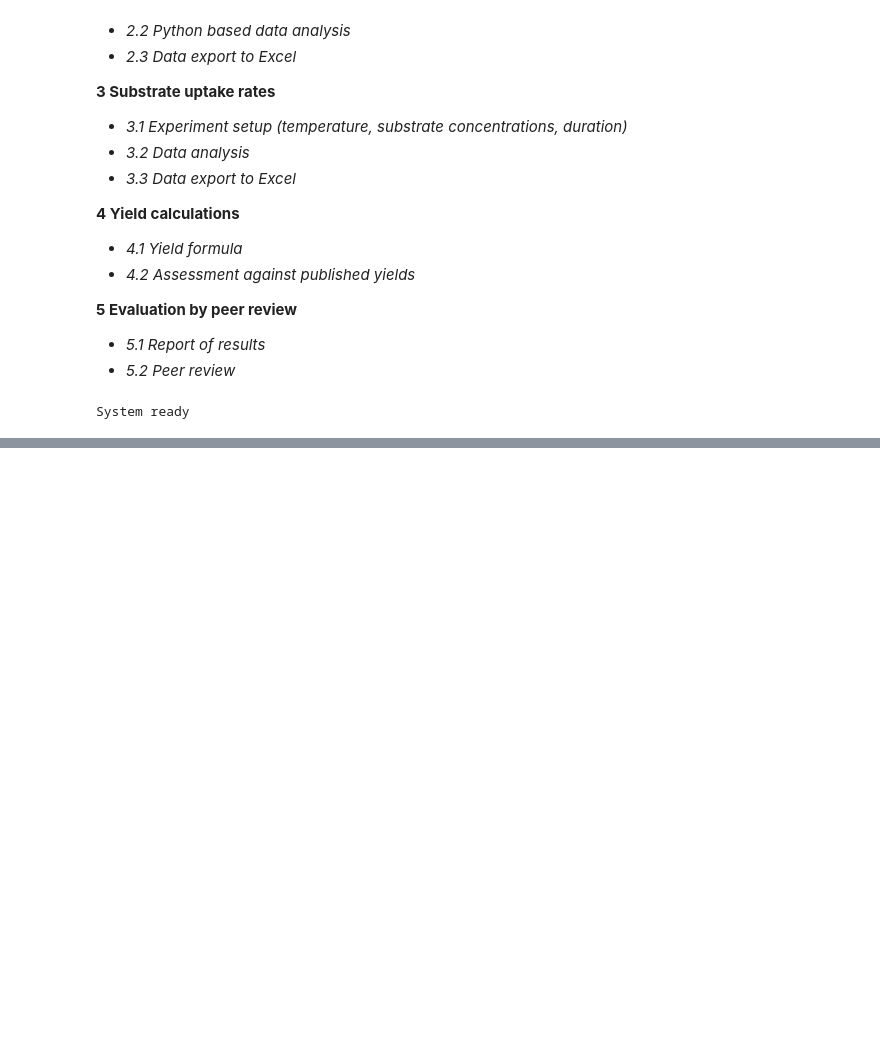
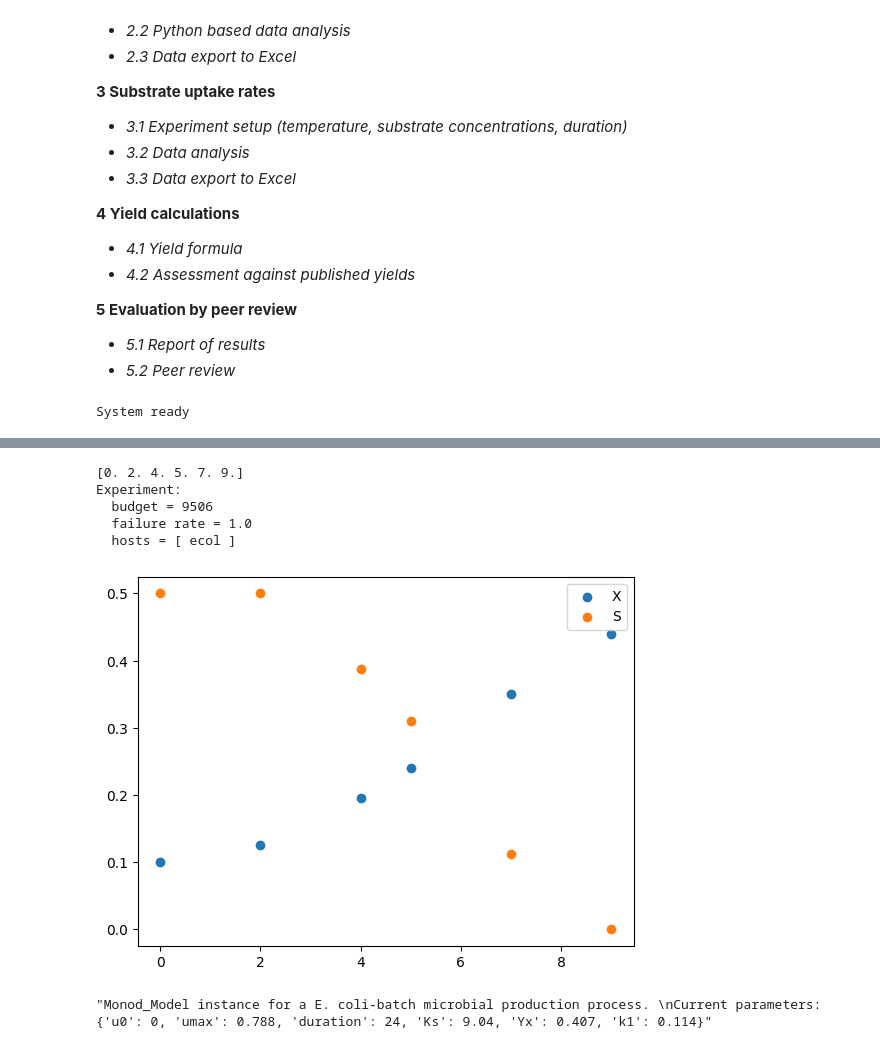
Before and after one commit to uliebal/RecExpSim, a Jupyter notebook: GroExpSim.ipynb, the cells around one changed output, grey strips where cells are left out. Cells and saved outputs as stored; diff of their text form; code cells hidden in the pictures; blank space fills up the shorter version.

```diff
--- a/GroExpSim.ipynb
+++ b/GroExpSim.ipynb
@@ -94,0 +78,2 @@ array([1.00000000e+00, 2.71828183e+00, 7.38905610e+00, 2.00855369e+01,
+# %%
+exp = GrowthExperiment(161710)
@@ -94,0 +96,17 @@ array([1.00000000e+00, 2.71828183e+00, 7.38905610e+00, 2.00855369e+01,
+# %%
+exp.simulate_monod(35,[10,6],'',test='Monod')
+exp.print_status()
+# %% [output]
+[0. 2. 4. 5. 7. 9.]
+Experiment:
+  budget = 9506
+  failure rate = 1.0
+  hosts = [ ecol ]
+[figure, added]
+# %%
+myMod = Model()
+# myMod.__str__()
+myMod.calculate_monod()
+myMod.plot_results()
+# %% [output]
+"Monod_Model instance for a E. coli-batch microbial production process. \nCurrent parameters: {'u0': 0, 'umax': 0.788, 'duration': 24, 'Ks': 9.04, 'Yx': 0.407, 'k1': 0.114}"
```
Also changed, not shown: parts of 6 cells of this notebook, 1 other file.
